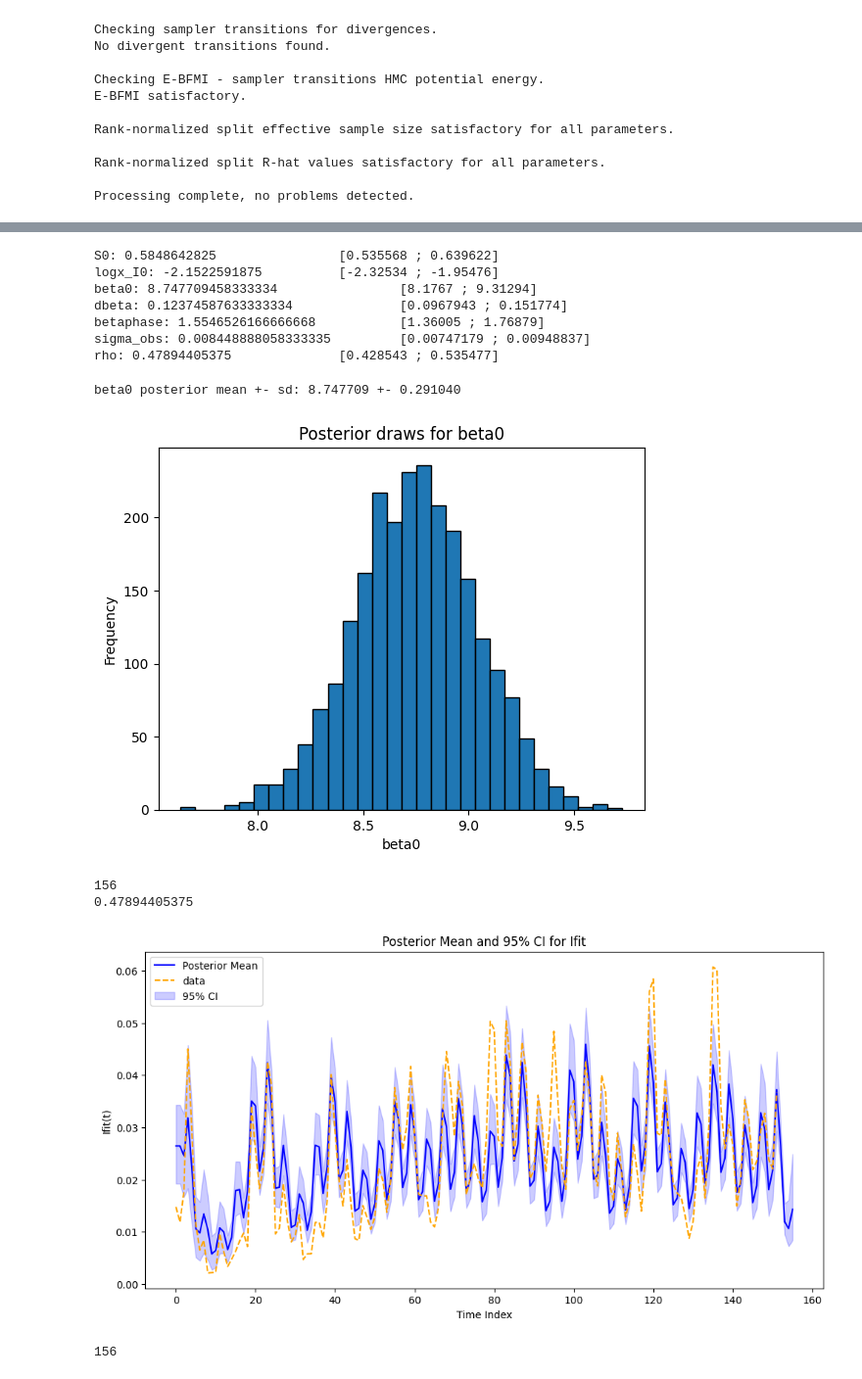
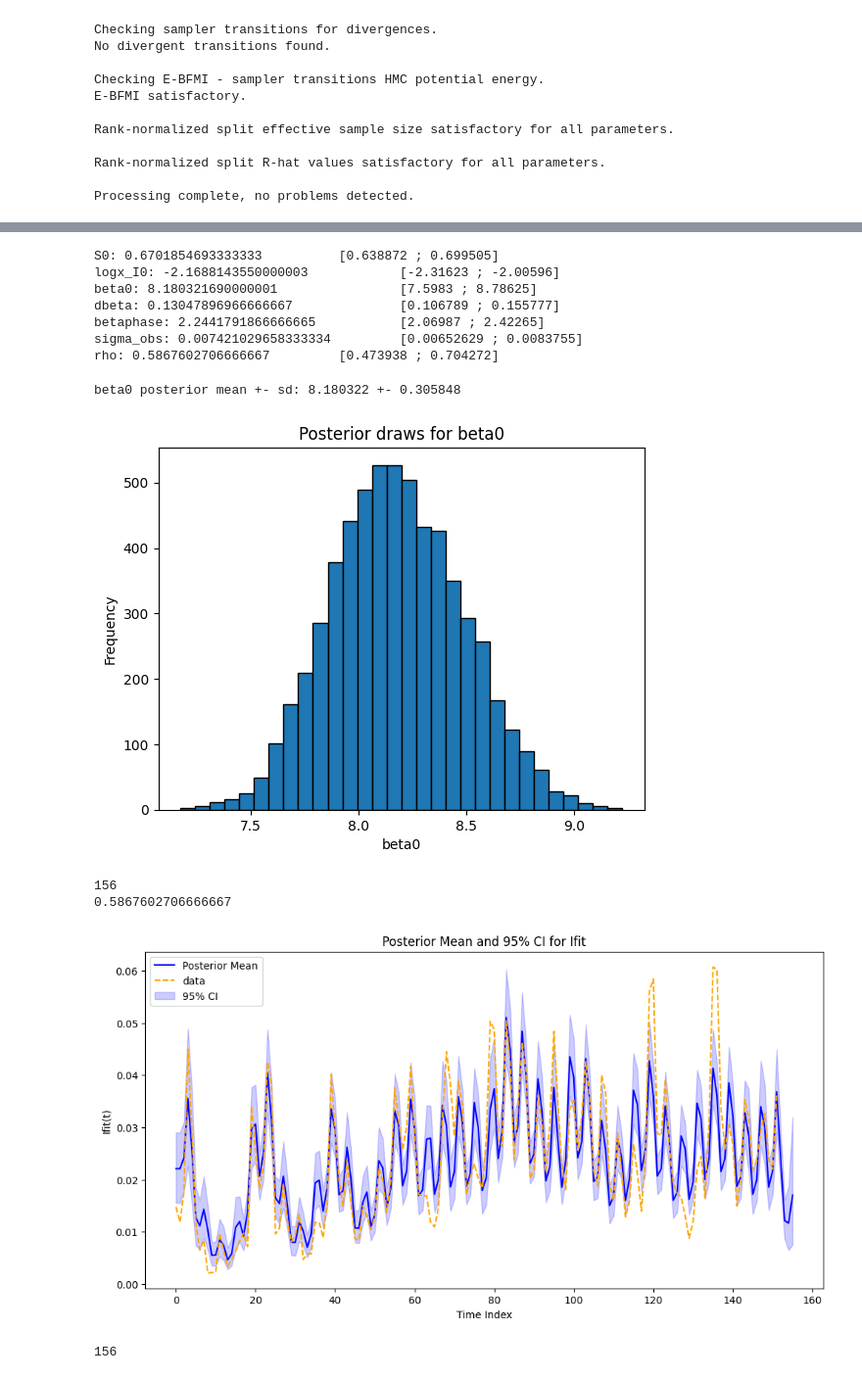
Before and after one commit to BjarkeFN/MycoplasmaDynamics, a Jupyter notebook: stan_analysis_1958_1995_sinusoidal_Fig1.ipynb, the cells around one changed output, grey strips where cells are left out. Shown at 98% size. Cells and saved outputs as stored; diff of their text form; code cells hidden in the pictures.

Commit message:
Update Stan analysis files

```diff
--- a/stan_analysis_1958_1995_sinusoidal_Fig1.ipynb
+++ b/stan_analysis_1958_1995_sinusoidal_Fig1.ipynb
@@ -24,7 +24,7 @@ len(df['value'])
 152
 # %%
 # Square-root transformed incidence proxy:
-csv_files = glob.glob('stan_output/sinusoid_1958/*20250405185531*.csv')
+csv_files = glob.glob('stan_output/sinusoid_1958/*20250907171322*.csv')
 
 
 print(csv_files)
@@ -74,13 +74,13 @@ for var in ['S0', 'logx_I0', 'beta0', 'dbeta', 'betaphase', 'sigma_obs', 'rho']:
     if var=="delta":
         print(f"1/{var}: {(1/52)*1/fit.stan_variable(var).mean()} years" + "\t\t" + f"[{(1/52)*1/np.float64(hpd[var][1])} ; {(1/52)*1/np.float64(hpd[var][0])}]")
 # %% [output]
-S0: 0.5848642825                [0.535568 ; 0.639622]
-logx_I0: -2.1522591875          [-2.32534 ; -1.95476]
-beta0: 8.747709458333334                [8.1767 ; 9.31294]
-dbeta: 0.12374587633333334              [0.0967943 ; 0.151774]
-betaphase: 1.5546526166666668           [1.36005 ; 1.76879]
-sigma_obs: 0.008448888058333335         [0.00747179 ; 0.00948837]
-rho: 0.47894405375              [0.428543 ; 0.535477]
+S0: 0.6701854693333333          [0.638872 ; 0.699505]
+logx_I0: -2.1688143550000003            [-2.31623 ; -2.00596]
+beta0: 8.180321690000001                [7.5983 ; 8.78625]
+dbeta: 0.13047896966666667              [0.106789 ; 0.155777]
+betaphase: 2.2441791866666665           [2.06987 ; 2.42265]
+sigma_obs: 0.007421029658333334         [0.00652629 ; 0.0083755]
+rho: 0.5867602706666667         [0.473938 ; 0.704272]
 # %%
 # Extract draws for variable:
 #var = 'sigma_obs'
@@ -115,13 +115,14 @@ plt.xlabel(var)
 plt.ylabel("Frequency")
 plt.show()
 # %% [output]
-beta0 posterior mean +- sd: 8.747709 +- 0.291040
+beta0 posterior mean +- sd: 8.180322 +- 0.305848
-[figure, old version]
+[figure, new version]
 # %%
 #var = "beff"
 #var = "rheff"
 var = "Ifit"
 
+plot_data = True
 sqrt_transform = True
 
 # Square root transform:
@@ -132,37 +133,37 @@ if sqrt_transform:
     dat = dat * pretransform_mean/dat.mean()
 
 v_draws = fit.stan_variable(var)
 print(v_draws.shape[1])
 
 ############
 
 mean_v = np.mean(v_draws, axis=0)  # average over draws
 lower_v = np.percentile(v_draws, 2.5, axis=0)  # 2.5% quantile
 upper_v = np.percentile(v_draws, 97.5, axis=0) # 97.5% quantile
 
 
 time_idx = np.arange(0, v_draws.shape[1] )  # 1..(N+Npred)
 
 plt.figure(figsize=(12, 6))
 plt.plot(time_idx, mean_v, label='Posterior Mean', color='blue')
 
 print(np.mean(fit.stan_variable("rho")))
 
-
-plt.plot(dat, "--", label="data", color='orange')
+if plot_data:
+    plt.plot(dat, "--", label="data", color='orange')
 
 plt.fill_between(time_idx, lower_v, upper_v, color='blue', alpha=0.2, label='95% CI')
 plt.xlabel('Time Index')
 plt.ylabel(var + '(t)')
 plt.title('Posterior Mean and 95% CI for ' + var)
 plt.legend()
 
 
 plt.show()
 # %% [output]
 156
-0.47894405375
+0.5867602706666667
-[figure, old version]
+[figure, new version]
 # %%
 var = "beff"
 
```
Also changed, not shown: parts of 8 cells of this notebook, 1 other file.
